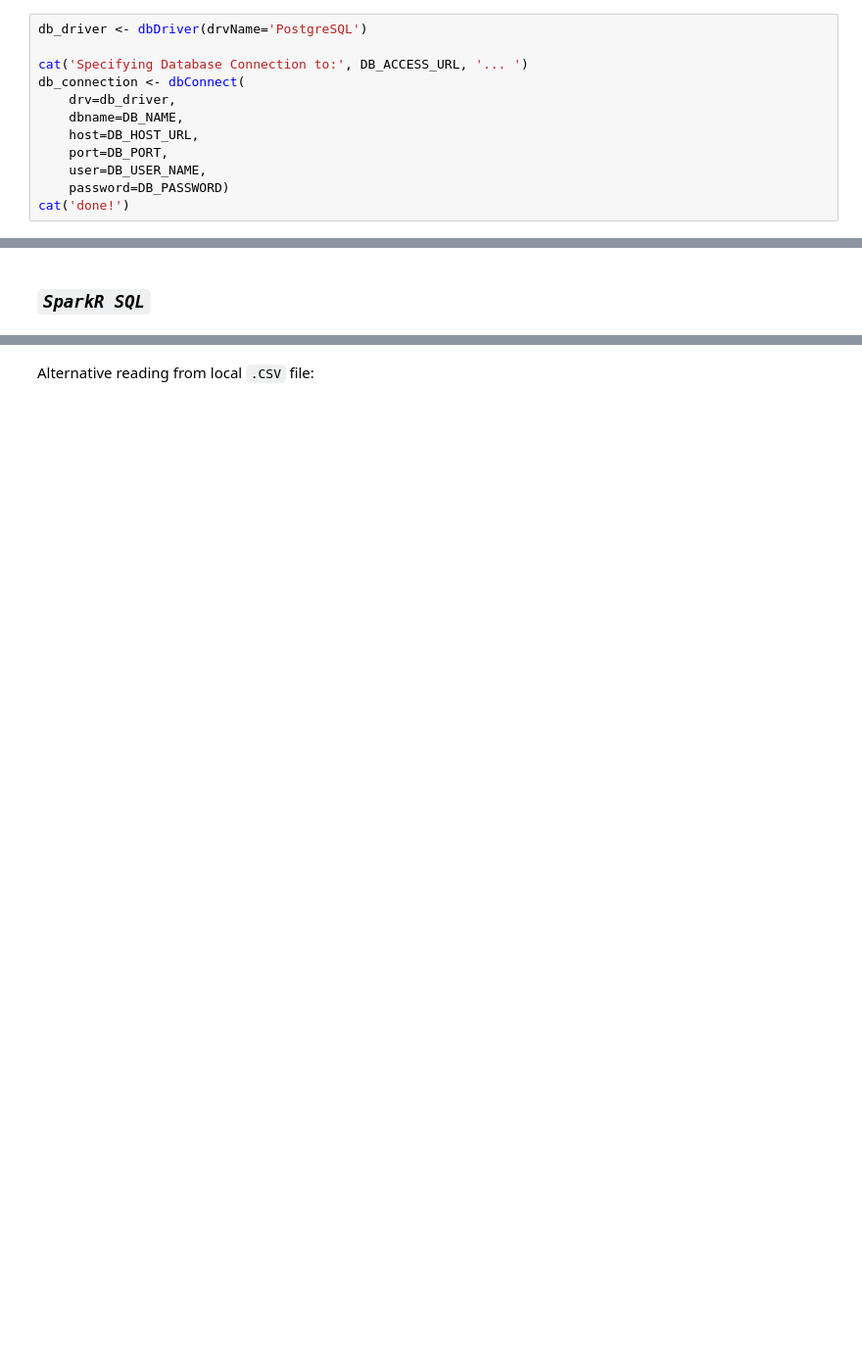
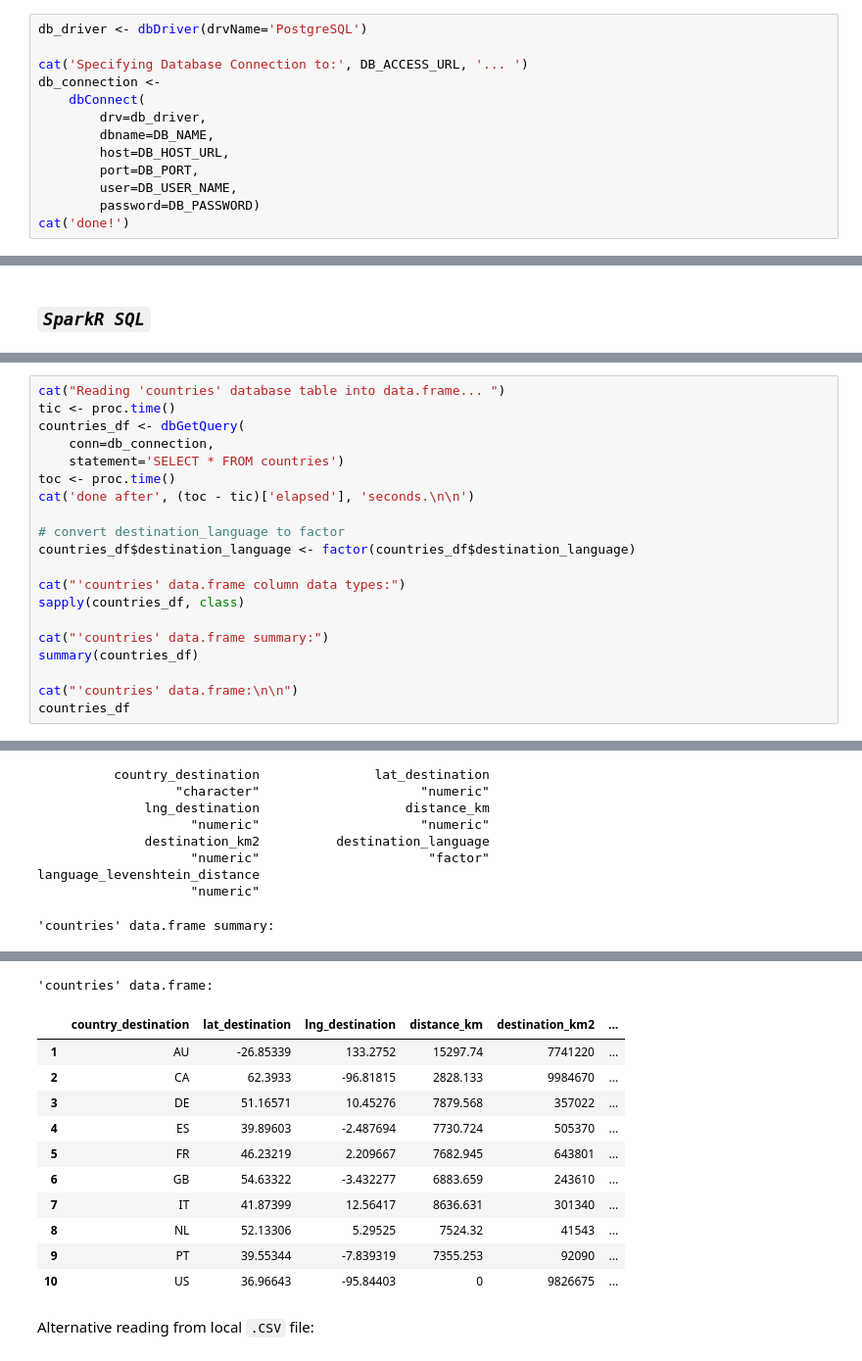
Before and after one commit to ChicagoBoothAnalytics/RelationalData, a Jupyter notebook: Cases/Kaggle AirBnB/R/KaggleAirBnB-RDataFrame-RDataTable-SparkRSQLDataFrame.ipynb, the cells around one changed output, grey strips where cells are left out. Shown at 98% size. Saved outputs shown, nothing was run; the diff lists cells and outputs as text; blank space fills up the shorter version.

```diff
--- a/Cases/Kaggle AirBnB/R/KaggleAirBnB-RDataFrame-RDataTable-SparkRSQLDataFrame.ipynb
+++ b/Cases/Kaggle AirBnB/R/KaggleAirBnB-RDataFrame-RDataTable-SparkRSQLDataFrame.ipynb
@@ -184,13 +205,14 @@ Java ref type org.apache.spark.sql.SQLContext id 1
 db_driver <- dbDriver(drvName='PostgreSQL')
 
 cat('Specifying Database Connection to:', DB_ACCESS_URL, '... ')
-db_connection <- dbConnect(
-    drv=db_driver,
-    dbname=DB_NAME,
-    host=DB_HOST_URL,
-    port=DB_PORT,
-    user=DB_USER_NAME,
-    password=DB_PASSWORD)
+db_connection <-
+    dbConnect(
+        drv=db_driver,
+        dbname=DB_NAME,
+        host=DB_HOST_URL,
+        port=DB_PORT,
+        user=DB_USER_NAME,
+        password=DB_PASSWORD)
 cat('done!')
 # %% [output]
 Specifying Database Connection to: postgresql://kaggle-airbnb.clloyfrn47sj.us-west-1.rds.amazonaws.com:5432/Kaggle_AirBnB?user=BoothAnalytics&password=password ... done!
@@ -614,0 +708,21 @@ Encountered problem while reading SQL database from local Spark; falling back on
+# %%
+cat("Reading 'countries' database table into data.frame... ")
+tic <- proc.time()
+countries_df <- dbGetQuery(
+    conn=db_connection,
+    statement='SELECT * FROM countries')
+toc <- proc.time()
+cat('done after', (toc - tic)['elapsed'], 'seconds.\n\n')
+
+# convert destination_language to factor
+countries_df$destination_language <- factor(countries_df$destination_language)
+
+cat("'countries' data.frame column data types:")
+sapply(countries_df, class)
+
+cat("'countries' data.frame summary:")
+summary(countries_df)
+
+cat("'countries' data.frame:\n\n")
+countries_df
+# %% [output]
@@ -614,0 +732,9 @@ Encountered problem while reading SQL database from local Spark; falling back on
+          country_destination               lat_destination
+                  "character"                     "numeric"
+              lng_destination                   distance_km
+                    "numeric"                     "numeric"
+              destination_km2          destination_language
+                    "numeric"                      "factor"
+language_levenshtein_distance
+                    "numeric"
+'countries' data.frame summary:
@@ -615,2 +757,14 @@ Encountered problem while reading SQL database from local Spark; falling back on
+'countries' data.frame:
+|  | country_destination | lat_destination | lng_destination | distance_km | destination_km2 | ... |
+| 1 | AU | -26.85339 | 133.2752 | 15297.74 | 7741220 | ... |
+| 2 | CA | 62.3933 | -96.81815 | 2828.133 | 9984670 | ... |
+| 3 | DE | 51.16571 | 10.45276 | 7879.568 | 357022 | ... |
+| 4 | ES | 39.89603 | -2.487694 | 7730.724 | 505370 | ... |
+| 5 | FR | 46.23219 | 2.209667 | 7682.945 | 643801 | ... |
+| 6 | GB | 54.63322 | -3.432277 | 6883.659 | 243610 | ... |
+| 7 | IT | 41.87399 | 12.56417 | 8636.631 | 301340 | ... |
+| 8 | NL | 52.13306 | 5.29525 | 7524.32 | 41543 | ... |
+| 9 | PT | 39.55344 | -7.839319 | 7355.253 | 92090 | ... |
+| 10 | US | 36.96643 | -95.84403 | 0 | 9826675 | ... |
 # %% [markdown]
 Alternative reading from local `.CSV` file:
```
Also changed, not shown: parts of 39 cells of this notebook.
